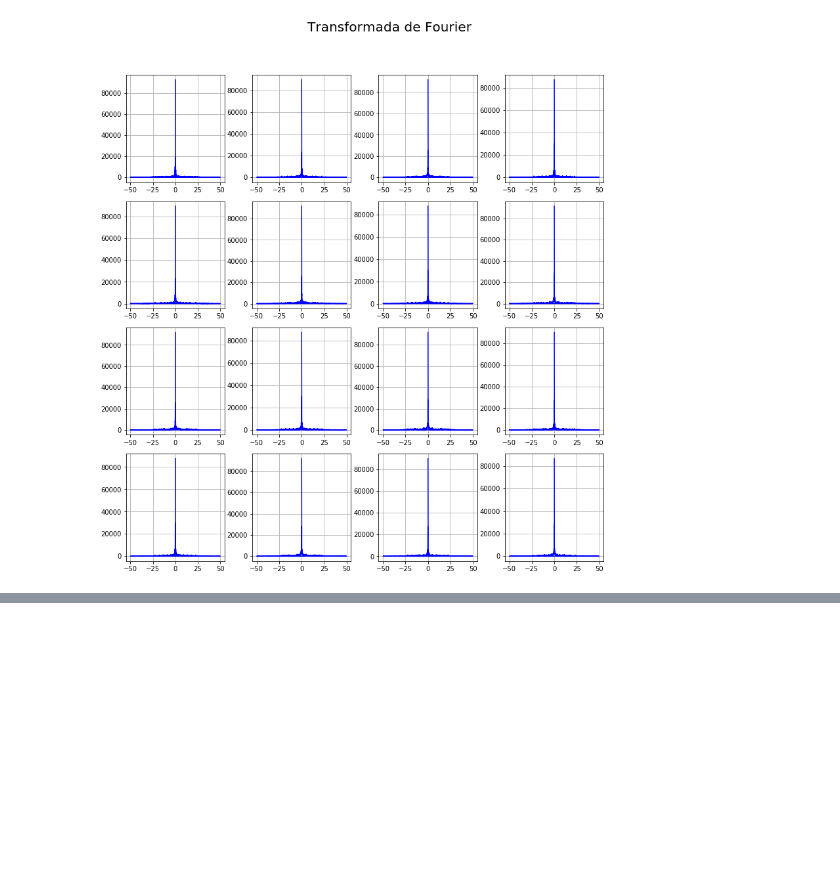
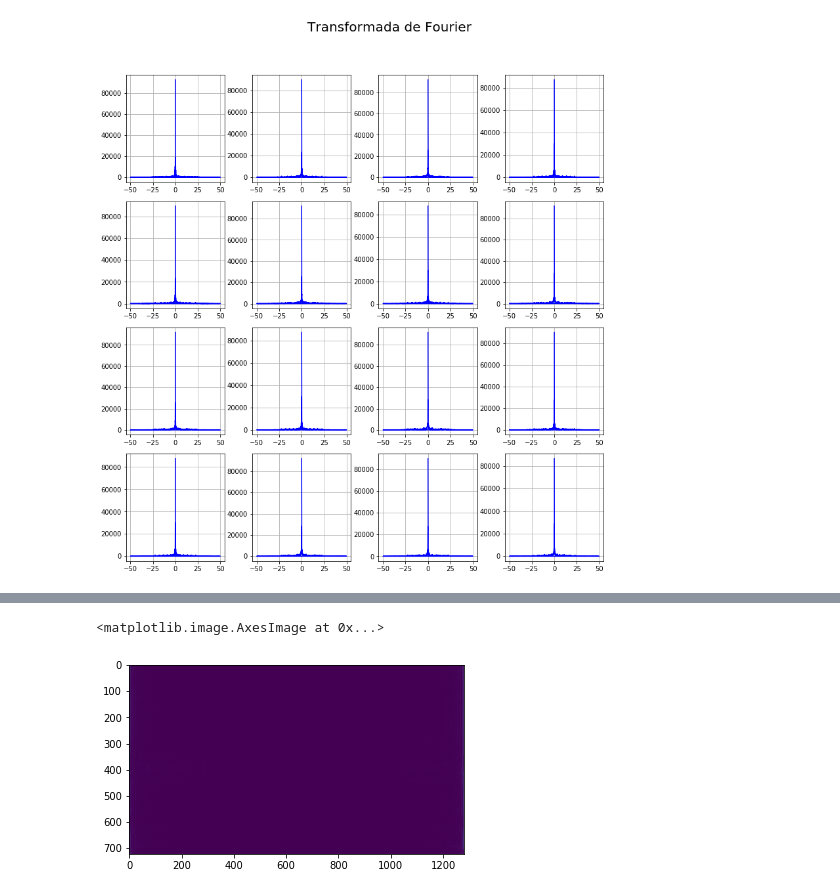
Before and after one commit to jomen93/Electronica_Digital, a Jupyter notebook: Piezoelectricos.ipynb, the cells around one changed output, grey strips where cells are left out. Cells and saved outputs as stored; diff of their text form; code cells hidden in the pictures; blank space fills up the shorter version.

```diff
--- a/Piezoelectricos.ipynb
+++ b/Piezoelectricos.ipynb
@@ -119,0 +134,6 @@ array([ 0.      ,  0.078125,  0.15625 , ..., -0.234375, -0.15625 ,
+# %%
+#plt.scatter(np.max(fftfreq(len(im[0]))*f),np.max(np.abs(fft(im[0]))), s=5, c='red', marker='o')
+plt.imshow(np.abs(fft(im[0])))
+# %% [output]
+<matplotlib.image.AxesImage at 0x...>
+[figure, added]
```
Also changed, not shown: parts of 18 cells of this notebook.
